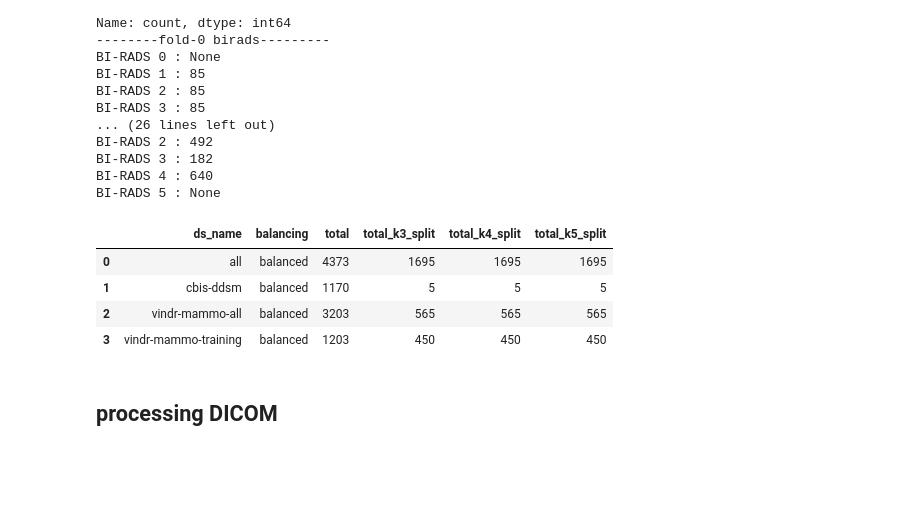
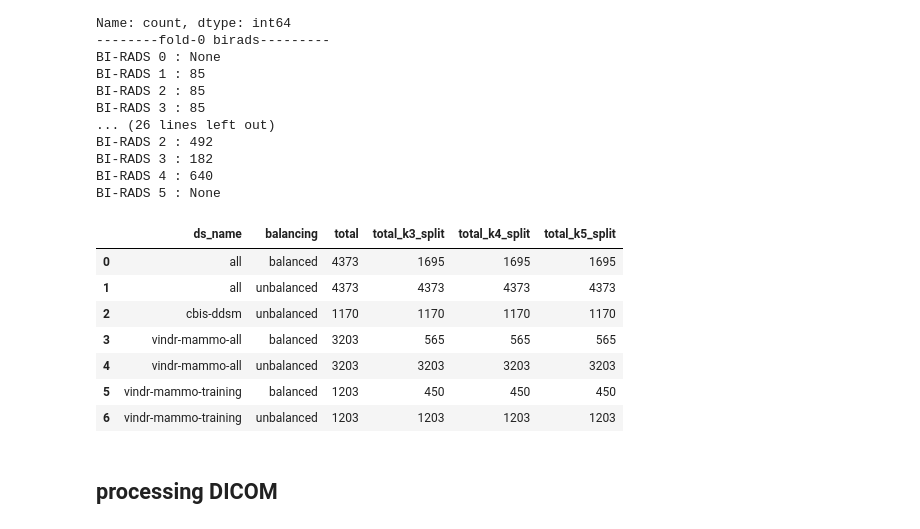
Before and after one commit to yunama47/Klasifikasi-Mammografi, a Jupyter notebook: kaggle_dataset_preprocessing_notebook.ipynb, the cells around one changed output. Cells and saved outputs as stored; diff of their text form; code cells hidden in the pictures; blank space fills up the shorter version.

```diff
--- a/kaggle_dataset_preprocessing_notebook.ipynb
+++ b/kaggle_dataset_preprocessing_notebook.ipynb
@@ -296,35 +296,40 @@ BI-RADS 5 : None
 # %%
 k_range = 3, 6
 info_table = []
 kfold_dss = {}
 for ds_name, df in dfs.items():
-    balancing = "balanced"
-    balanced = True if balancing=="balanced" else False
-    kfold_ds = df.copy()
-    collumns_to_save = ["pair_id","breast_birads_MAX","recommended_action"]
-    total = len(kfold_ds)
-    kfold_info = {}
-    for k in range(*k_range):
-        split_name = f"k{k}_split"
-        kfold_ds = get_kfold_df(k, kfold_ds, balanced)
-        collumns_to_save.append(split_name)
-        len_used = total - len(kfold_ds[kfold_ds[split_name]=="fold-sisa"])
-        kfold_info["total_" + split_name] = len_used
-    kfold_ds = kfold_ds.loc[:, collumns_to_save].rename(columns={"breast_birads_MAX":"birads"})
-    kfold_ds.to_csv(f"{ds_name}_{balancing}_k-fold_splits.csv",index=False)
-    kfold_dss[f"{ds_name}_{balancing}"] = kfold_ds
-    info_table.append({"ds_name":ds_name,
-                       "balancing":balancing,
-                       "total":total,
-                       **kfold_info
-                      })
+    for balancing in ["balanced", "unbalanced"]:
+        balanced = True if balancing=="balanced" else False
+        if ds_name == "cbis-ddsm" and balanced:
+            continue
+        kfold_ds = df.copy()
+        collumns_to_save = ["pair_id","breast_birads_MAX","recommended_action"]
+        total = len(kfold_ds)
+        kfold_info = {}
+        for k in range(*k_range):
+            split_name = f"k{k}_split"
+            kfold_ds = get_kfold_df(k, kfold_ds, balanced)
+            collumns_to_save.append(split_name)
+            len_used = total - len(kfold_ds[kfold_ds[split_name]=="fold-sisa"])
+            kfold_info["total_" + split_name] = len_used
+        kfold_ds = kfold_ds.loc[:, collumns_to_save].rename(columns={"breast_birads_MAX":"birads"})
+        kfold_ds.to_csv(f"{ds_name}_{balancing}_k-fold_splits.csv",index=False)
+        kfold_dss[f"{ds_name}_{balancing}"] = kfold_ds
+        info_table.append({"ds_name":ds_name,
+                           "balancing":balancing,
+                           "total":total,
+                           **kfold_info
+                          })
 pd.DataFrame(info_table)
 # %% [output]
 |  | ds_name | balancing | total | total_k3_split | total_k4_split | total_k5_split |
 | 0 | all | balanced | 4373 | 1695 | 1695 | 1695 |
-| 1 | cbis-ddsm | balanced | 1170 | 5 | 5 | 5 |
-| 2 | vindr-mammo-all | balanced | 3203 | 565 | 565 | 565 |
-| 3 | vindr-mammo-training | balanced | 1203 | 450 | 450 | 450 |
+| 1 | all | unbalanced | 4373 | 4373 | 4373 | 4373 |
+| 2 | cbis-ddsm | unbalanced | 1170 | 1170 | 1170 | 1170 |
+| 3 | vindr-mammo-all | balanced | 3203 | 565 | 565 | 565 |
+| 4 | vindr-mammo-all | unbalanced | 3203 | 3203 | 3203 | 3203 |
+| 5 | vindr-mammo-training | balanced | 1203 | 450 | 450 | 450 |
+| 6 | vindr-mammo-training | unbalanced | 1203 | 1203 | 1203 | 1203 |
 # %% [markdown]
 ## processing DICOM
 # %%
```
Also changed, not shown: parts of 5 cells of this notebook.
